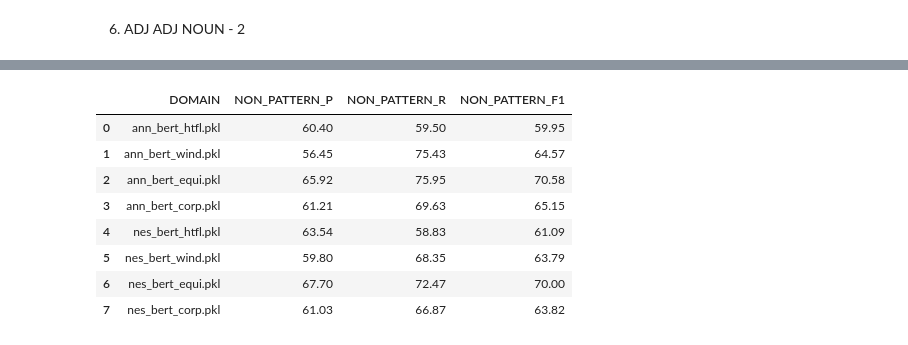
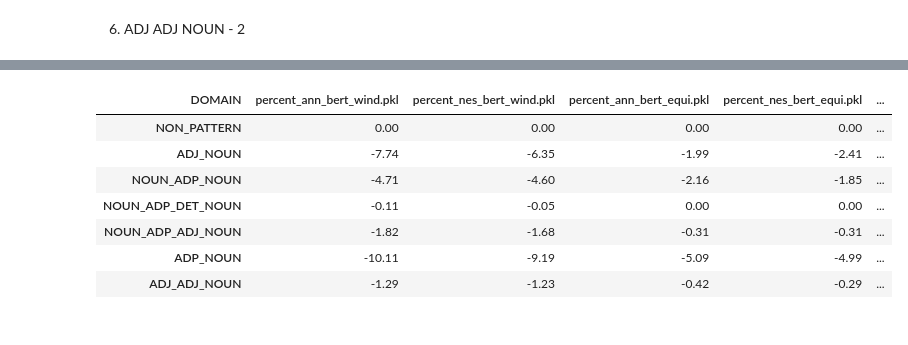
Before and after one commit to honghanhh/terminology-extraction, a Jupyter notebook: patterns/nl_domains/nl_iate_filtering.ipynb, the cells around one changed output, grey strips where cells are left out. Drawn from its saved outputs; the diff is of its cells as text; code cells hidden in the pictures.

```diff
--- a/patterns/nl_domains/nl_iate_filtering.ipynb
+++ b/patterns/nl_domains/nl_iate_filtering.ipynb
@@ -449,6 +466,6 @@ noun_adp_noun
 results = []
 for d, p in zip(domain_paths, preds_paths):
     pre, rec, f1 = term_evaluation(d,p, 'noun_adp_det_noun')
-    results.append([p,pre, rec, f1])
-noun_adp_det_noun = pd.DataFrame(results,columns=['DOMAIN','NOUN_ADP_DET_NOUN_P','NOUN_ADP_DET_NOUN_R','NOUN_ADP_DET_NOUN_F1'])
+    results.append([p, f1])
+noun_adp_det_noun = pd.DataFrame(results,columns=['DOMAIN','NOUN_ADP_DET_NOUN'])
 noun_adp_det_noun
@@ -456,6 +481,6 @@ noun_adp_det_noun
 results = []
 for d, p in zip(domain_paths, preds_paths):
     pre, rec, f1 = term_evaluation(d,p, 'noun_adp_adj_noun')
-    results.append([p,pre, rec, f1])
-noun_adp_adj_noun = pd.DataFrame(results,columns=['DOMAIN','NOUN_ADP_ADJ_NOUN_P','NOUN_ADP_ADJ_NOUN_R','NOUN_ADP_ADJ_NOUN_F1'])
+    results.append([p, f1])
+noun_adp_adj_noun = pd.DataFrame(results,columns=['DOMAIN','NOUN_ADP_ADJ_NOUN'])
 noun_adp_adj_noun
@@ -463,6 +496,6 @@ noun_adp_adj_noun
 results = []
 for d, p in zip(domain_paths, preds_paths):
     pre, rec, f1 = term_evaluation(d,p, 'adp_noun')
-    results.append([p,pre, rec, f1])
-adp_noun = pd.DataFrame(results,columns=['DOMAIN','ADP_NOUN_P','ADP_NOUN_R','ADP_NOUN_F1'])
+    results.append([p,f1])
+adp_noun = pd.DataFrame(results,columns=['DOMAIN','ADP_NOUN'])
 adp_noun
@@ -470,6 +511,6 @@ adp_noun
 results = []
 for d, p in zip(domain_paths, preds_paths):
     pre, rec, f1 = term_evaluation(d,p, 'adj_adj_noun')
-    results.append([p,pre, rec, f1])
-adj_adj_noun = pd.DataFrame(results,columns=['DOMAIN','ADJ_ADJ_NOUN_P','ADJ_ADJ_NOUN_R','ADJ_ADJ_NOUN_F1'])
+    results.append([p, f1])
+adj_adj_noun = pd.DataFrame(results,columns=['DOMAIN','ADJ_ADJ_NOUN'])
 adj_adj_noun
@@ -543,12 +538,0 @@ f1_df
-# %%
-df[[col for col in df.columns if 'DOMAIN' in col or 'NON_PATTERN' in col]]
-# %% [output]
-|  | DOMAIN | NON_PATTERN_P | NON_PATTERN_R | NON_PATTERN_F1 |
-| 0 | ann_bert_htfl.pkl | 60.40 | 59.50 | 59.95 |
-| 1 | ann_bert_wind.pkl | 56.45 | 75.43 | 64.57 |
-| 2 | ann_bert_equi.pkl | 65.92 | 75.95 | 70.58 |
-| 3 | ann_bert_corp.pkl | 61.21 | 69.63 | 65.15 |
-| 4 | nes_bert_htfl.pkl | 63.54 | 58.83 | 61.09 |
-| 5 | nes_bert_wind.pkl | 59.80 | 68.35 | 63.79 |
-| 6 | nes_bert_equi.pkl | 67.70 | 72.47 | 70.00 |
-| 7 | nes_bert_corp.pkl | 61.03 | 66.87 | 63.82 |
@@ -554,0 +541,16 @@ df[[col for col in df.columns if 'DOMAIN' in col or 'NON_PATTERN' in col]]
+# %%
+raw_res['DOMAIN'] = [x.split('/')[-1] for x in raw_res['DOMAIN']]
+dt = raw_res.set_index('DOMAIN').T.loc['NON_PATTERN':,:]
+cols = ['ann_bert_wind.pkl','nes_bert_wind.pkl','ann_bert_equi.pkl','nes_bert_equi.pkl', 'ann_bert_corp.pkl','nes_bert_corp.pkl']
+for col in cols:
+    dt['percent_'+col] = round(dt[col]*100/dt[col].iloc[0],2) - 100
+dt.filter(regex='percent_')
+# %% [output]
+| DOMAIN | percent_ann_bert_wind.pkl | percent_nes_bert_wind.pkl | percent_ann_bert_equi.pkl | percent_nes_bert_equi.pkl | ... |
+| NON_PATTERN | 0.00 | 0.00 | 0.00 | 0.00 | ... |
+| ADJ_NOUN | -7.74 | -6.35 | -1.99 | -2.41 | ... |
+| NOUN_ADP_NOUN | -4.71 | -4.60 | -2.16 | -1.85 | ... |
+| NOUN_ADP_DET_NOUN | -0.11 | -0.05 | 0.00 | 0.00 | ... |
+| NOUN_ADP_ADJ_NOUN | -1.82 | -1.68 | -0.31 | -0.31 | ... |
+| ADP_NOUN | -10.11 | -9.19 | -5.09 | -4.99 | ... |
+| ADJ_ADJ_NOUN | -1.29 | -1.23 | -0.42 | -0.29 | ... |
```
Also changed, not shown: parts of 20 cells of this notebook, 12 other files.
